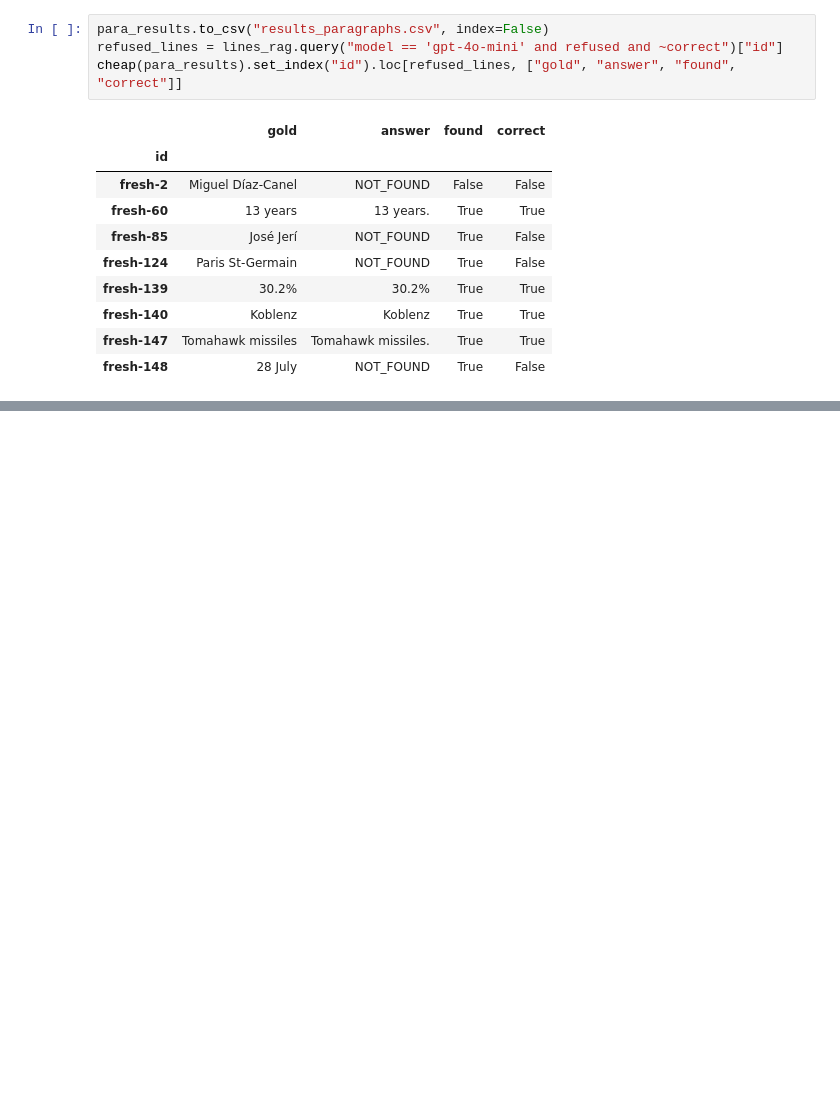
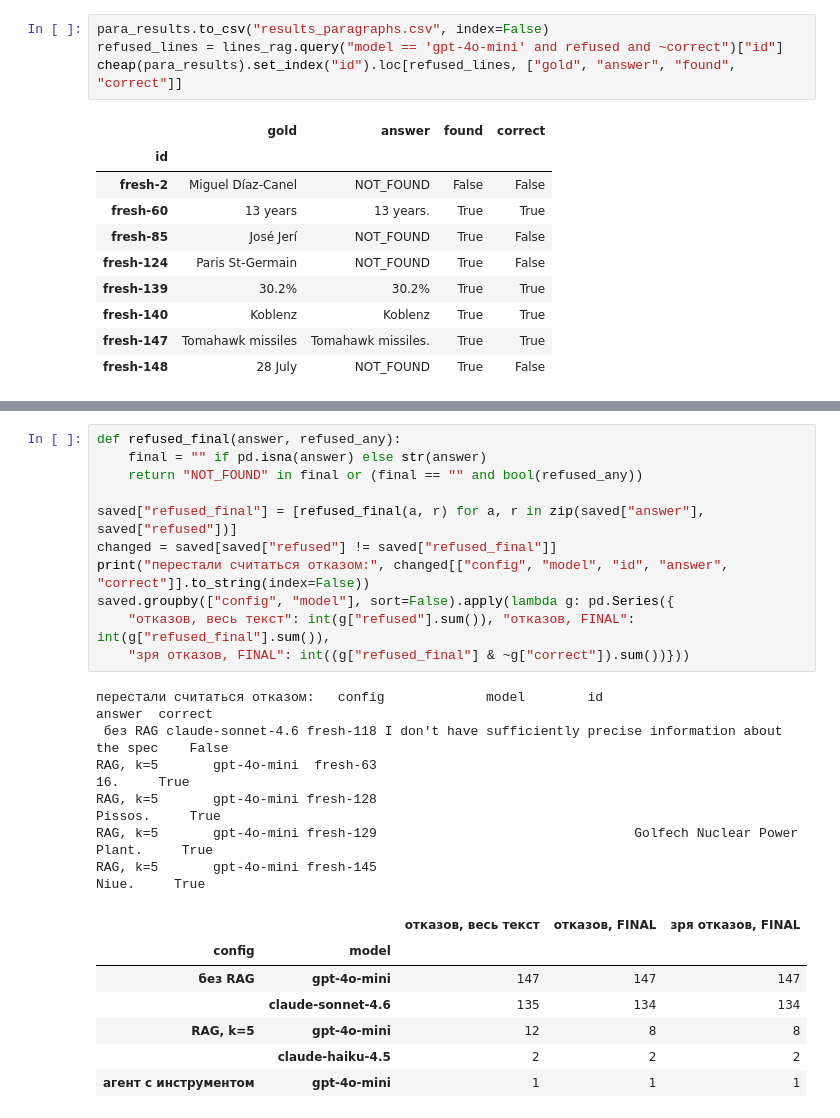
Before and after one commit to OGrabar/ai_agents, a Jupyter notebook: hw2/seminar02_skeleton.ipynb, the cells around one changed output, grey strips where cells are left out. Cells and saved outputs as stored; diff of their text form; blank space fills up the shorter version.

```diff
--- a/hw2/seminar02_skeleton.ipynb
+++ b/hw2/seminar02_skeleton.ipynb
@@ -939,0 +970,25 @@ cheap(para_results).set_index("id").loc[refused_lines, ["gold", "answer", "found
+# %%
+def refused_final(answer, refused_any):
+    final = "" if pd.isna(answer) else str(answer)
+    return "NOT_FOUND" in final or (final == "" and bool(refused_any))
+
+saved["refused_final"] = [refused_final(a, r) for a, r in zip(saved["answer"], saved["refused"])]
+changed = saved[saved["refused"] != saved["refused_final"]]
+print("перестали считаться отказом:", changed[["config", "model", "id", "answer", "correct"]].to_string(index=False))
+saved.groupby(["config", "model"], sort=False).apply(lambda g: pd.Series({
+    "отказов, весь текст": int(g["refused"].sum()), "отказов, FINAL": int(g["refused_final"].sum()),
+    "зря отказов, FINAL": int((g["refused_final"] & ~g["correct"]).sum())}))
+# %% [output]
+перестали считаться отказом:   config             model        id                                                       answer  correct
+ без RAG claude-sonnet-4.6 fresh-118 I don't have sufficiently precise information about the spec    False
+RAG, k=5       gpt-4o-mini  fresh-63                                                          16.     True
+RAG, k=5       gpt-4o-mini fresh-128                                                      Pissos.     True
+RAG, k=5       gpt-4o-mini fresh-129                                 Golfech Nuclear Power Plant.     True
+RAG, k=5       gpt-4o-mini fresh-145                                                        Niue.     True
+|  |  | отказов, весь текст | отказов, FINAL | зря отказов, FINAL |
+| config | model |  |  |  |
+| без RAG | gpt-4o-mini | 147 | 147 | 147 |
+|  | claude-sonnet-4.6 | 135 | 134 | 134 |
+| RAG, k=5 | gpt-4o-mini | 12 | 8 | 8 |
+|  | claude-haiku-4.5 | 2 | 2 | 2 |
+| агент с инструментом | gpt-4o-mini | 1 | 1 | 1 |
```
Also changed, not shown: parts of 10 cells of this notebook, 6 other files.
